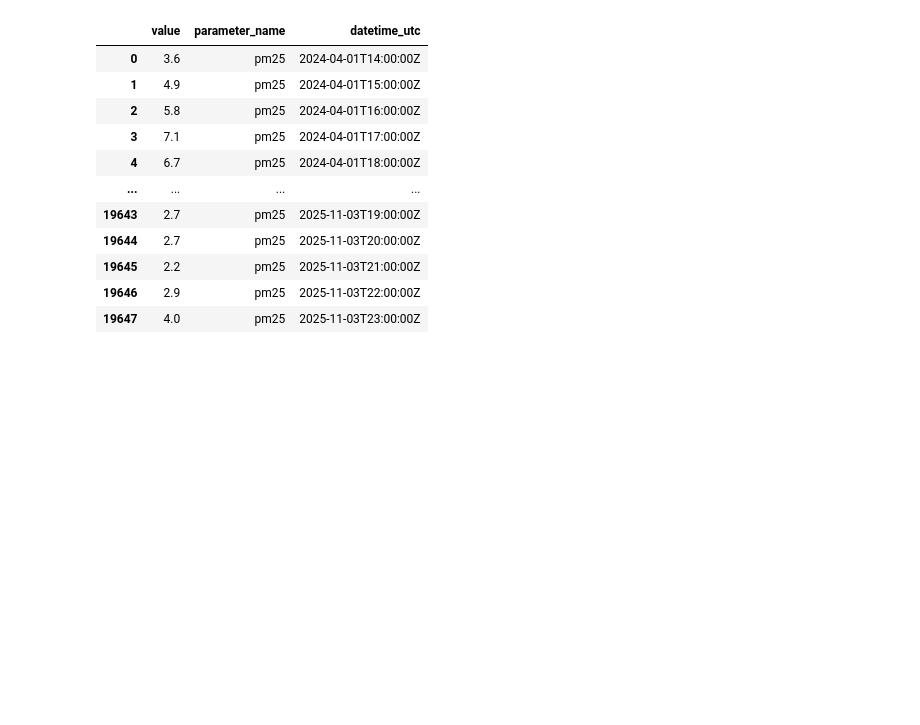
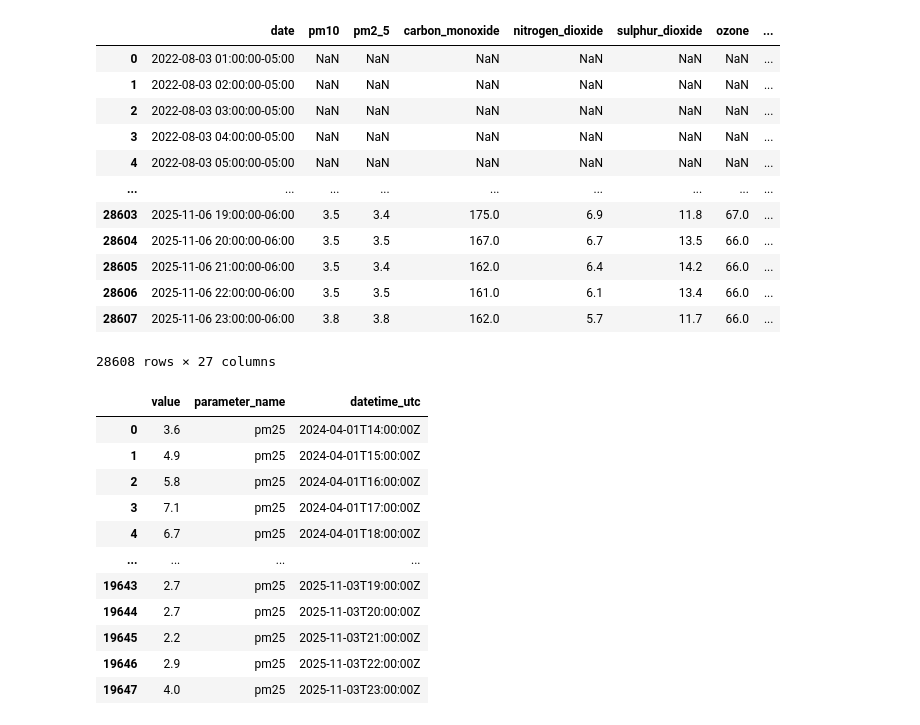
Before and after one commit to infoshubhjain/SIGAIDA-CAMPUS-ENERGY, a Jupyter notebook: visualizations/testing-stuff.ipynb, the cells around one changed output. Saved outputs shown, nothing was run; the diff lists cells and outputs as text; code cells hidden in the pictures; blank space fills up the shorter version.

```diff
--- a/visualizations/testing-stuff.ipynb
+++ b/visualizations/testing-stuff.ipynb
@@ -9,3 +4,6 @@ load_dotenv()
 # %%
 con = sql.connect('../data_collection/campus_data.db')
 cur = con.cursor()
+# %%
+df_2 = pd.read_sql_query("SELECT * FROM vegetation_data", con)
+df_2
@@ -12,3 +80,19 @@ cur = con.cursor()
+# %%
+df_2
+# %% [output]
+|  | date | pm10 | pm2_5 | carbon_monoxide | nitrogen_dioxide | sulphur_dioxide | ozone | ... |
+| 0 | 2022-08-03 01:00:00-05:00 | NaN | NaN | NaN | NaN | NaN | NaN | ... |
+| 1 | 2022-08-03 02:00:00-05:00 | NaN | NaN | NaN | NaN | NaN | NaN | ... |
+| 2 | 2022-08-03 03:00:00-05:00 | NaN | NaN | NaN | NaN | NaN | NaN | ... |
+| 3 | 2022-08-03 04:00:00-05:00 | NaN | NaN | NaN | NaN | NaN | NaN | ... |
+| 4 | 2022-08-03 05:00:00-05:00 | NaN | NaN | NaN | NaN | NaN | NaN | ... |
+| ... | ... | ... | ... | ... | ... | ... | ... | ... |
+| 28603 | 2025-11-06 19:00:00-06:00 | 3.5 | 3.4 | 175.0 | 6.9 | 11.8 | 67.0 | ... |
+| 28604 | 2025-11-06 20:00:00-06:00 | 3.5 | 3.5 | 167.0 | 6.7 | 13.5 | 66.0 | ... |
+| 28605 | 2025-11-06 21:00:00-06:00 | 3.5 | 3.4 | 162.0 | 6.4 | 14.2 | 66.0 | ... |
+| 28606 | 2025-11-06 22:00:00-06:00 | 3.5 | 3.5 | 161.0 | 6.1 | 13.4 | 66.0 | ... |
+| 28607 | 2025-11-06 23:00:00-06:00 | 3.8 | 3.8 | 162.0 | 5.7 | 11.7 | 66.0 | ... |
+28608 rows × 27 columns
 # %%
 df_aq = pd.read_sql_query("SELECT * FROM air_quality_all", con)
 df_aq
```
Also changed, not shown: parts of 8 cells of this notebook, 2 other files.
